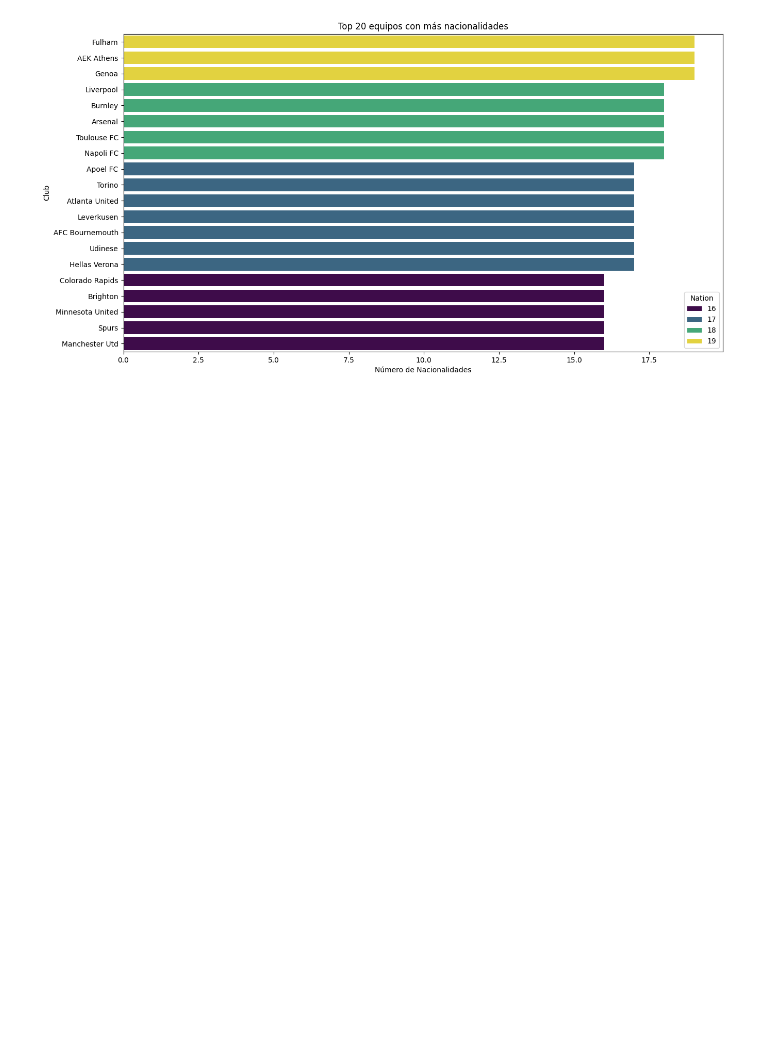
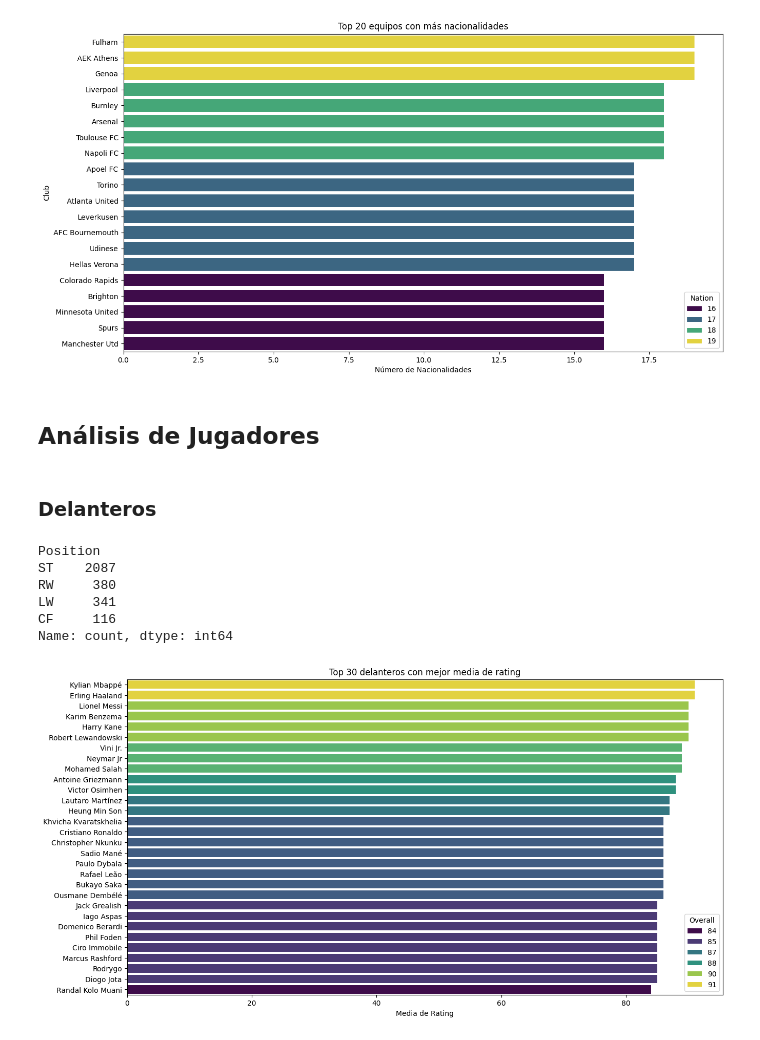
Before and after one commit to Tomaslopera/Fifa_Analysis, a Jupyter notebook: fifa24_male.ipynb, the cells around one changed output. Saved outputs shown, nothing was run; the diff lists cells and outputs as text; code cells hidden in the pictures; blank space fills up the shorter version.

Commit message:
Analisis Delanteros

```diff
--- a/fifa24_male.ipynb
+++ b/fifa24_male.ipynb
@@ -177,3 +177,28 @@ plt.ylabel('Club')
 plt.show()
 # %% [output]
 [figure]
+# %% [markdown]
+## Análisis de Jugadores
+# %% [markdown]
+### Delanteros
+# %%
+df_delanteros = df[df['Position'].isin(['ST', 'CF', 'LW', 'RW'])]
+df_delanteros['Position'].value_counts()
+# %% [output]
+Position
+ST    2087
+RW     380
+LW     341
+CF     116
+Name: count, dtype: int64
+# %%
+top30_delanteros = df_delanteros.sort_values(by='Overall', ascending=False).head(30)
+
+plt.figure(figsize=(15, 8))
+sns.barplot(data=top30_delanteros, x='Overall', y='Name', palette='viridis', hue='Overall')
+plt.title('Top 30 delanteros con mejor media de rating')
+plt.xlabel('Media de Rating')
+plt.ylabel('')
+plt.show()
+# %% [output]
+[figure, added]
```
Also changed, not shown: parts of 4 cells of this notebook.
